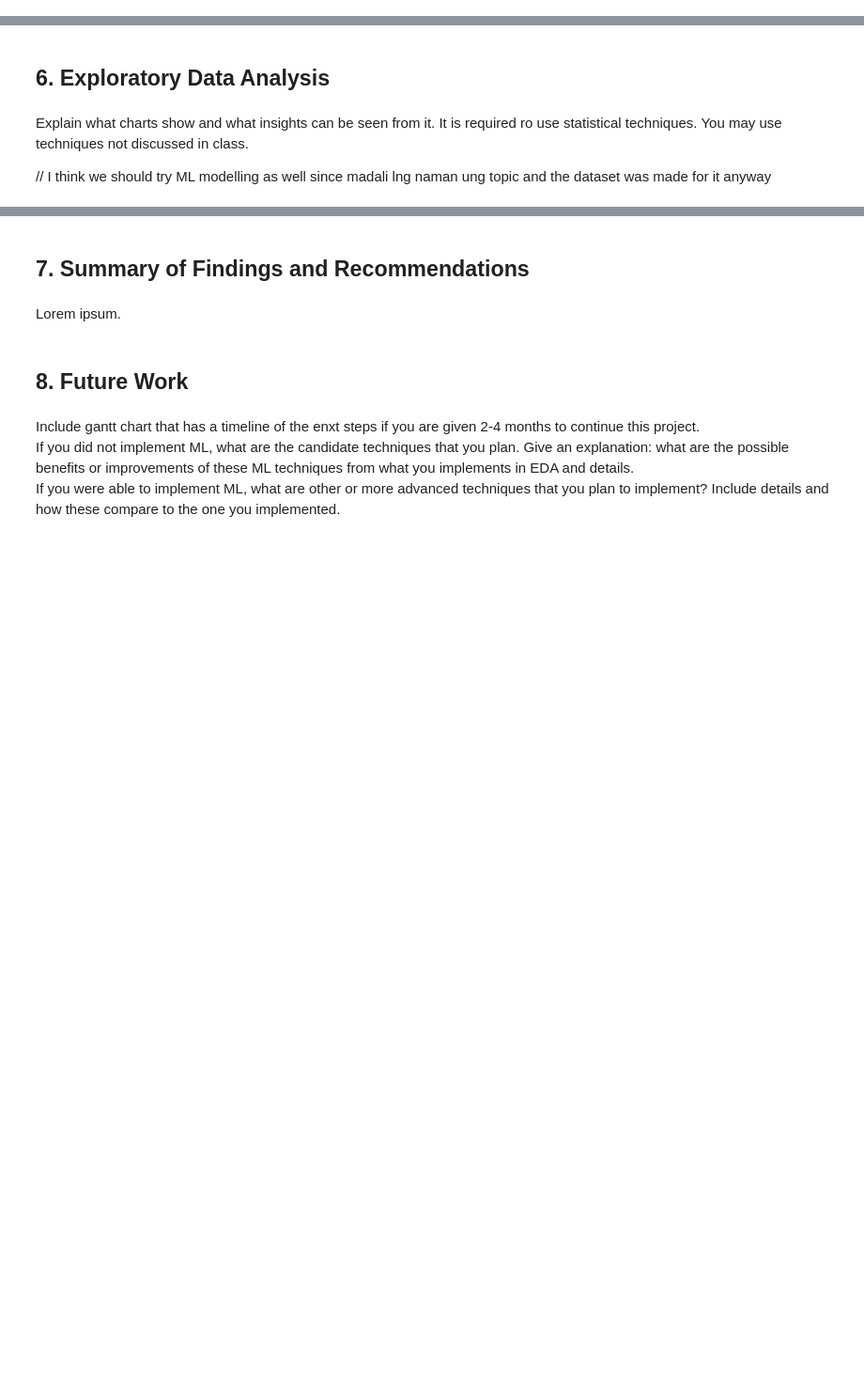
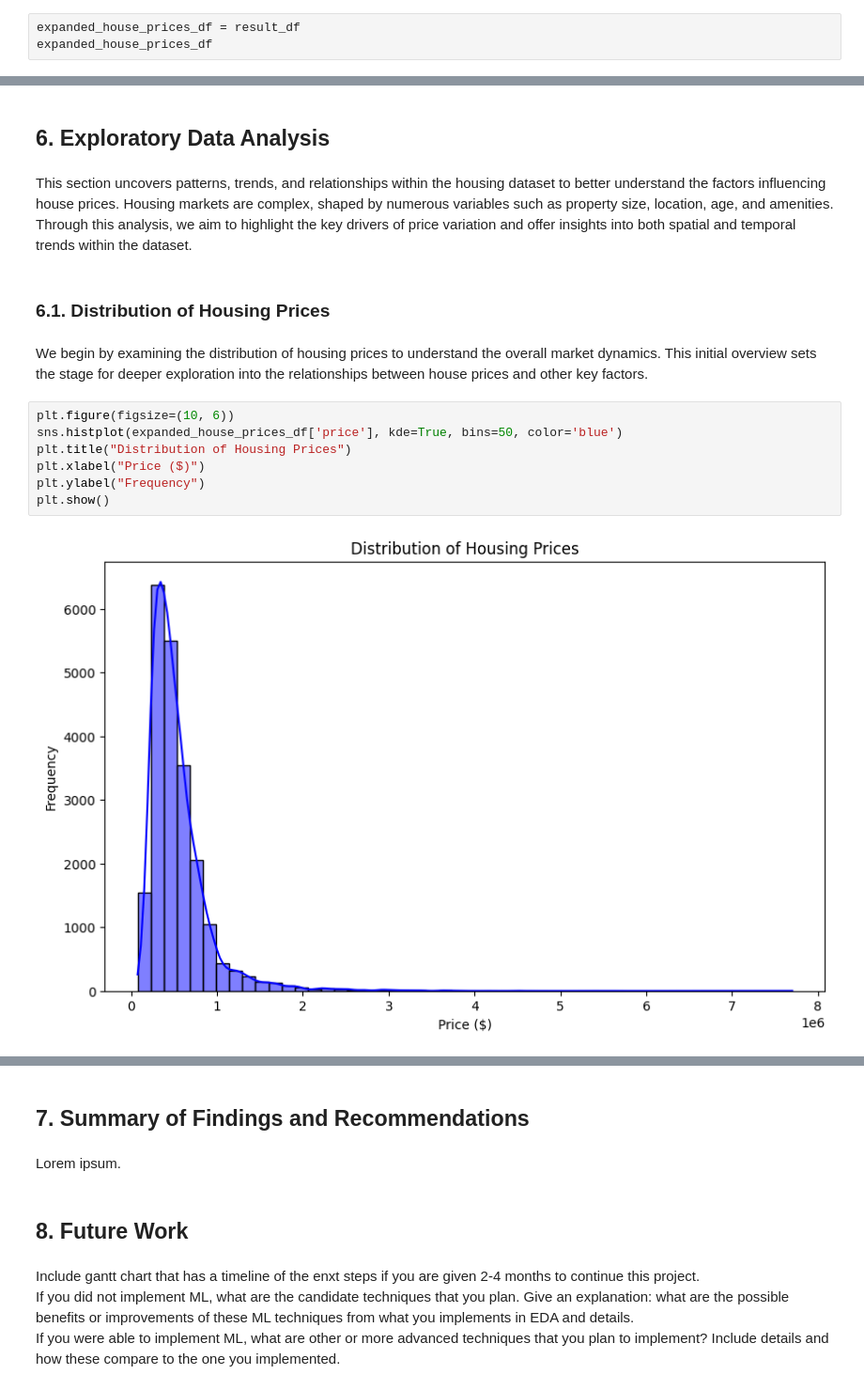
Before and after one commit to axsulit/data100_mco, a Jupyter notebook: main.ipynb, the cells around one changed output, grey strips where cells are left out. Shown at 94% size. Drawn from its saved outputs; the diff is of its cells as text; blank space fills up the shorter version.

Commit message:
feat: add EDA section

```diff
--- a/main.ipynb
+++ b/main.ipynb
@@ -510,3 +500,6 @@ result_df = new_features_df
 HousePrices.save_dataframe(new_features_df, 'new_features.csv')
 # %% [output]
 True
+# %%
+expanded_house_prices_df = result_df
+expanded_house_prices_df
@@ -513,6 +520,18 @@ True
 # %% [markdown]
 ## 6. Exploratory Data Analysis
-# %% [markdown]
-Explain what charts show and what insights can be seen from it. It is required ro use statistical techniques. You may use techniques not discussed in class.
-
-// I think we should try ML modelling as well since madali lng naman ung topic and the dataset was made for it anyway
+# %% [markdown]
+
+This section uncovers patterns, trends, and relationships within the housing dataset to better understand the factors influencing house prices. Housing markets are complex, shaped by numerous variables such as property size, location, age, and amenities. Through this analysis, we aim to highlight the key drivers of price variation and offer insights into both spatial and temporal trends within the dataset.
+# %% [markdown]
+### 6.1. Distribution of Housing Prices
+# %% [markdown]
+We begin by examining the distribution of housing prices to understand the overall market dynamics. This initial overview sets the stage for deeper exploration into the relationships between house prices and other key factors.
+# %%
+plt.figure(figsize=(10, 6))
+sns.histplot(expanded_house_prices_df['price'], kde=True, bins=50, color='blue')
+plt.title("Distribution of Housing Prices")
+plt.xlabel("Price ($)")
+plt.ylabel("Frequency")
+plt.show()
+# %% [output]
+[figure, added]
```
Also changed, not shown: parts of 38 cells of this notebook.
